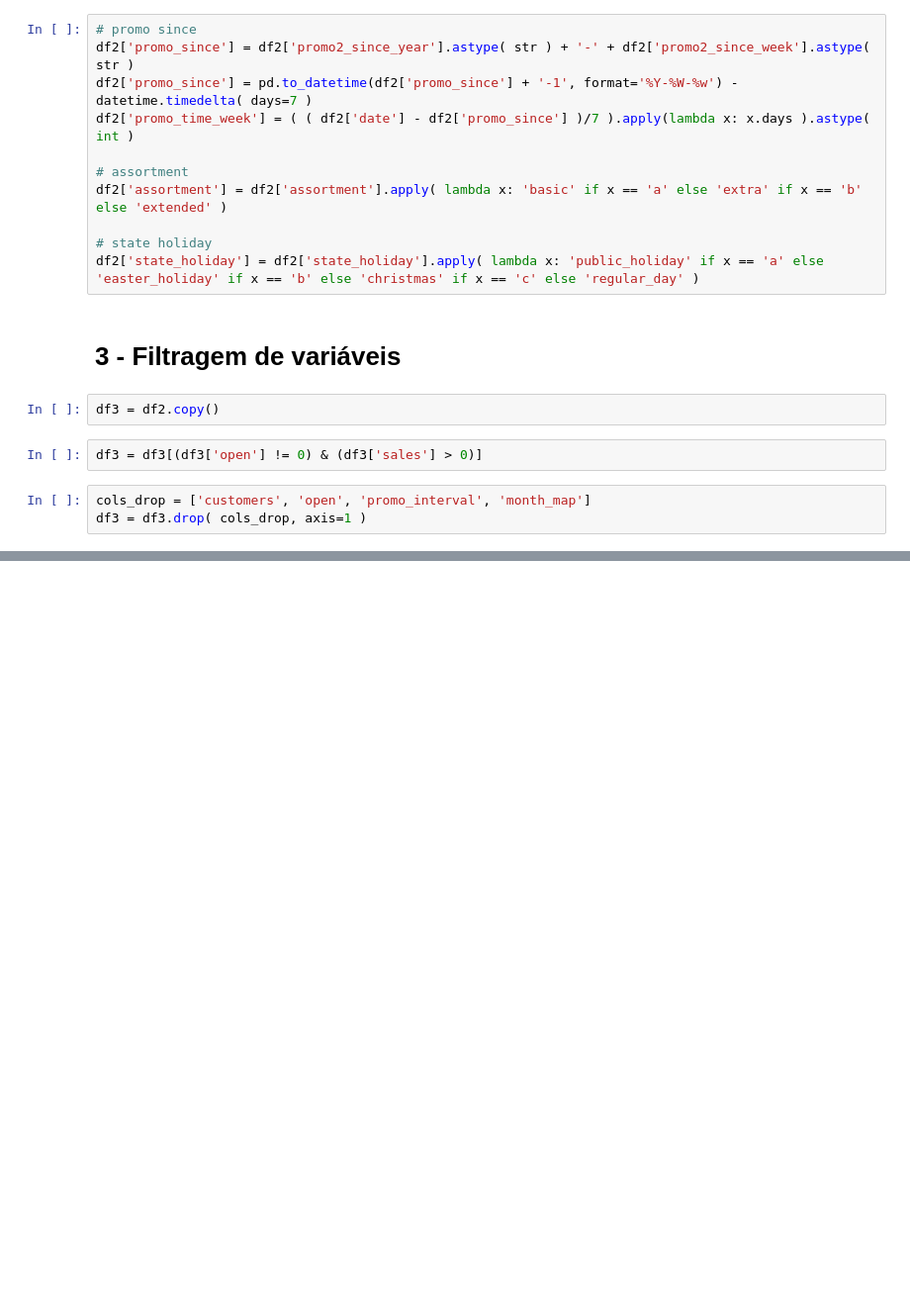
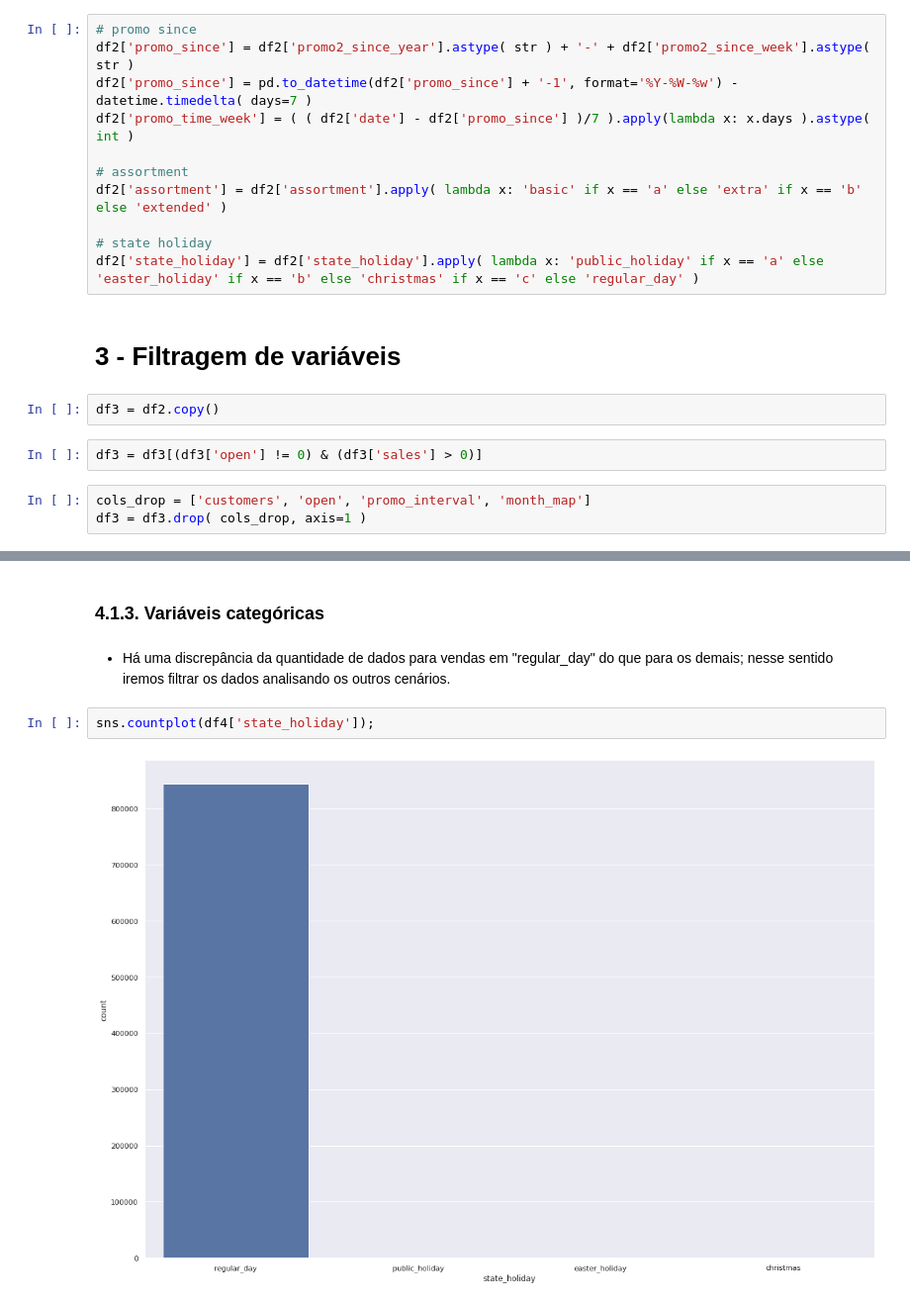
Before and after one commit to Mat004/Rossman_Store_Sale, a Jupyter notebook: rossman_predict.ipynb, the cells around one changed output, grey strips where cells are left out. Shown at 99% size. Saved outputs shown, nothing was run; the diff lists cells and outputs as text; blank space fills up the shorter version.

```diff
--- a/rossman_predict.ipynb
+++ b/rossman_predict.ipynb
@@ -377,0 +400,8 @@ df3 = df3.drop( cols_drop, axis=1 )
+# %% [markdown]
+### 4.1.3. Variáveis categóricas
+# %% [markdown]
+- Há uma discrepância da quantidade de dados para vendas em "regular_day" do que para os demais; nesse sentido iremos filtrar os dados analisando os outros cenários.
+# %%
+sns.countplot(df4['state_holiday']);
+# %% [output]
+[figure, added]
```
Also changed, not shown: parts of 10 cells of this notebook.
